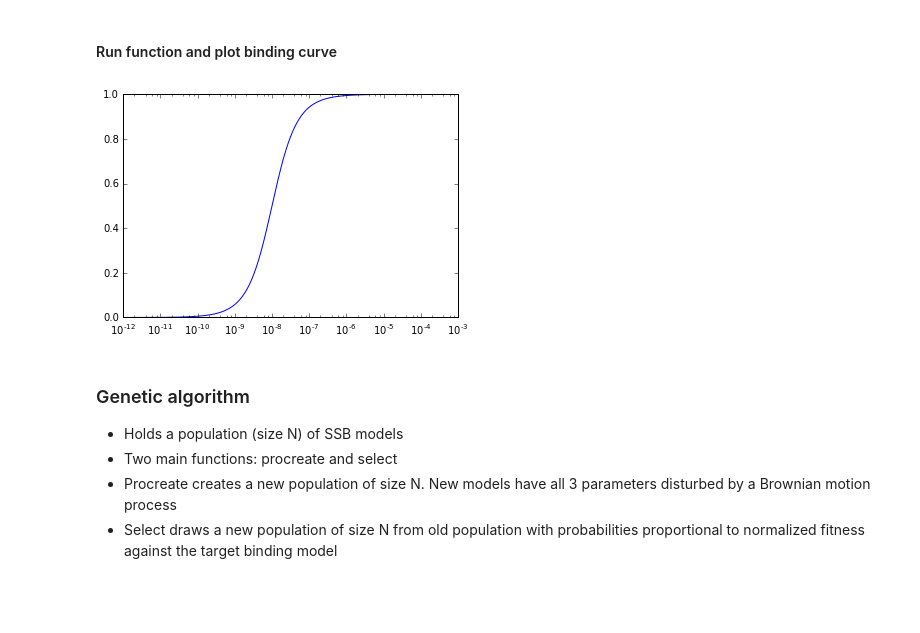
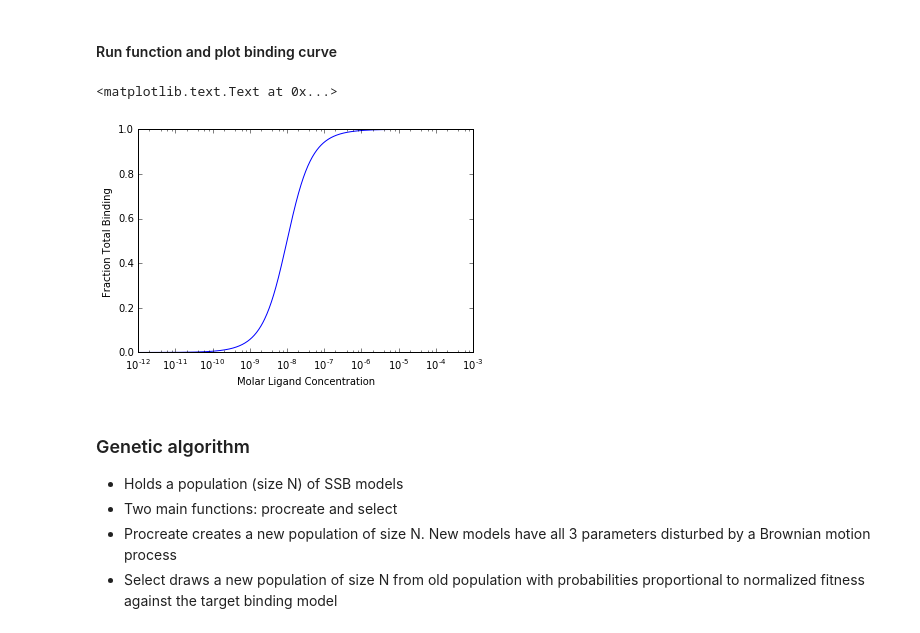
Before and after one commit to bliebeskind/EvoPhys, a Jupyter notebook: siteSpecificCoOp.ipynb, the cells around one changed output. Saved outputs shown, nothing was run; the diff lists cells and outputs as text; code cells hidden in the pictures; blank space fills up the shorter version.

```diff
--- a/siteSpecificCoOp.ipynb
+++ b/siteSpecificCoOp.ipynb
@@ -36,10 +36,14 @@ class SSB:
 # %%
 ssb = SSB()
 ssb.sim()
 plt.plot(ssb.xvals,ssb.binding_curve)
 plt.xscale("log")
+
+plt.xlabel("Molar Ligand Concentration")
+plt.ylabel("Fraction Total Binding")
 # %% [output]
+<matplotlib.text.Text at 0x...>
-[figure, old version]
+[figure, new version]
 # %% [markdown]
 ### Genetic algorithm
 - Holds a population (size N) of SSB models
```
